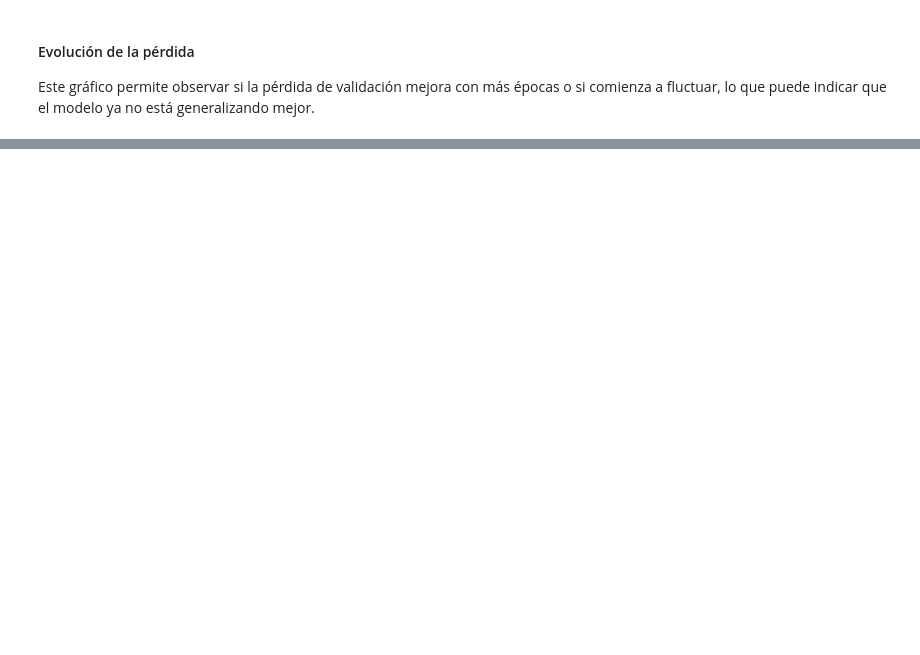
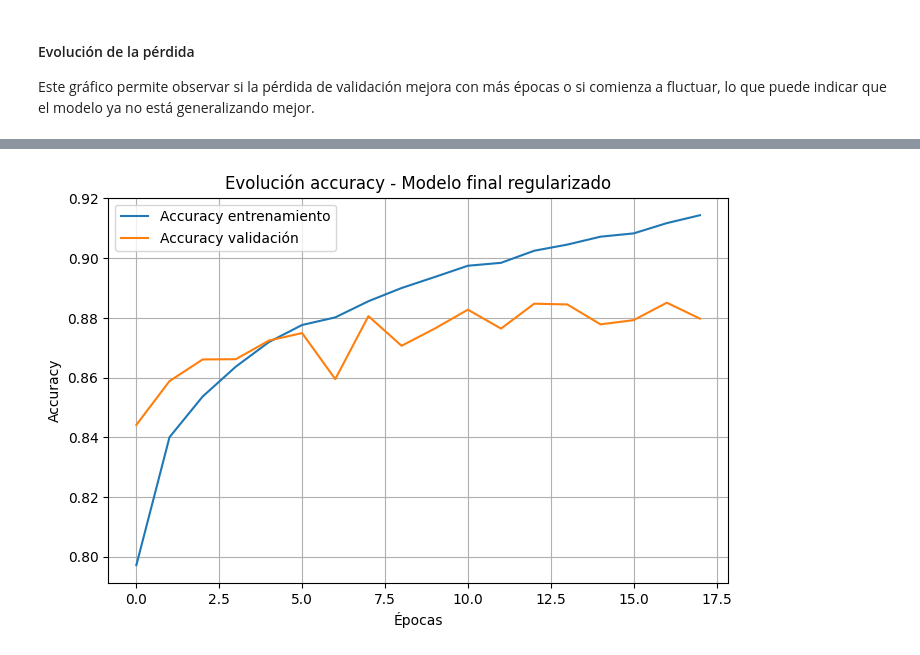
Before and after one commit to VoSaiMORDELON/JonInWork, a Jupyter notebook: Evaluacion_n2.ipynb, the cells around one changed output, grey strips where cells are left out. Cells and saved outputs as stored; diff of their text form; code cells hidden in the pictures; blank space fills up the shorter version.

```diff
--- a/Evaluacion_n2.ipynb
+++ b/Evaluacion_n2.ipynb
@@ -1447,0 +1512,6 @@ En comparación con la prueba anterior, permitir más paciencia hizo que el mode
+# %%
+model_final.compile(
+    optimizer='adam',
+    loss='sparse_categorical_crossentropy',
+    metrics=['accuracy']
+)
@@ -1447,0 +1524,6 @@ En comparación con la prueba anterior, permitir más paciencia hizo que el mode
+# %%
+early_stop_final = EarlyStopping(
+    monitor='val_loss',
+    patience=5,
+    restore_best_weights=True
+)
@@ -1447,0 +1536,9 @@ En comparación con la prueba anterior, permitir más paciencia hizo que el mode
+# %%
+history_final = model_final.fit(
+    X_train,
+    y_train,
+    epochs=50,
+    batch_size=32,
+    validation_split=0.2,
+    callbacks=[early_stop_final]
+)
@@ -1447,0 +1623,15 @@ En comparación con la prueba anterior, permitir más paciencia hizo que el mode
+# %%
+plt.figure(figsize=(8,5))
+
+plt.plot(history_final.history['accuracy'], label='Accuracy entrenamiento')
+plt.plot(history_final.history['val_accuracy'], label='Accuracy validación')
+
+plt.title('Evolución accuracy - Modelo final regularizado')
+plt.xlabel('Épocas')
+plt.ylabel('Accuracy')
+
+plt.legend()
+plt.grid(True)
+plt.show()
+# %% [output]
+[figure, added]
```
Also changed, not shown: parts of 102 cells of this notebook.
